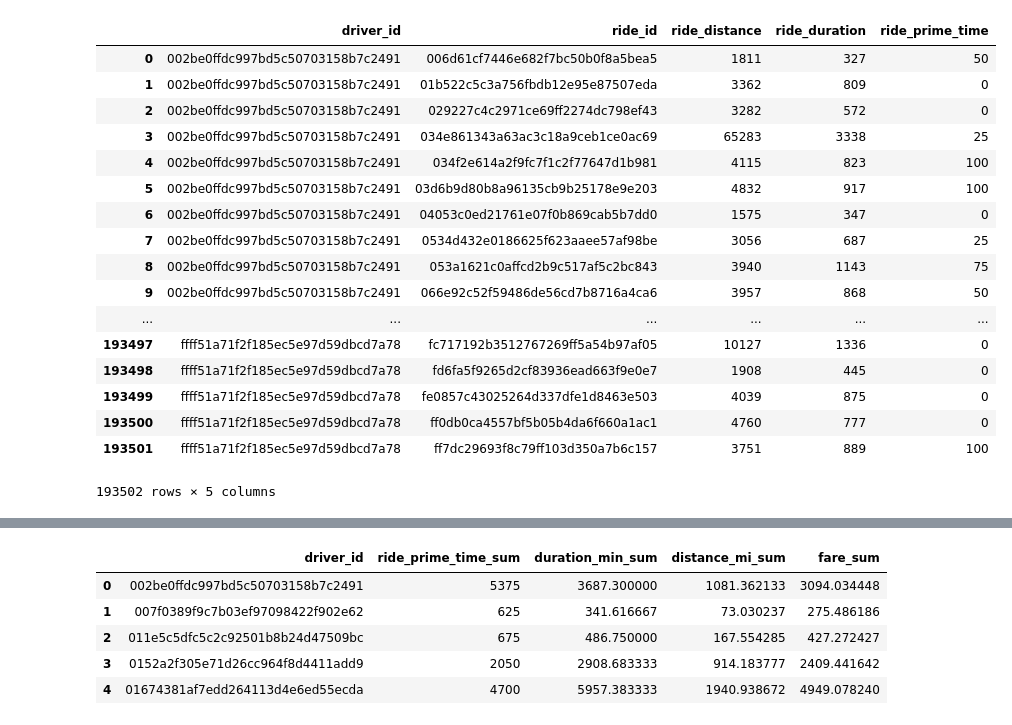
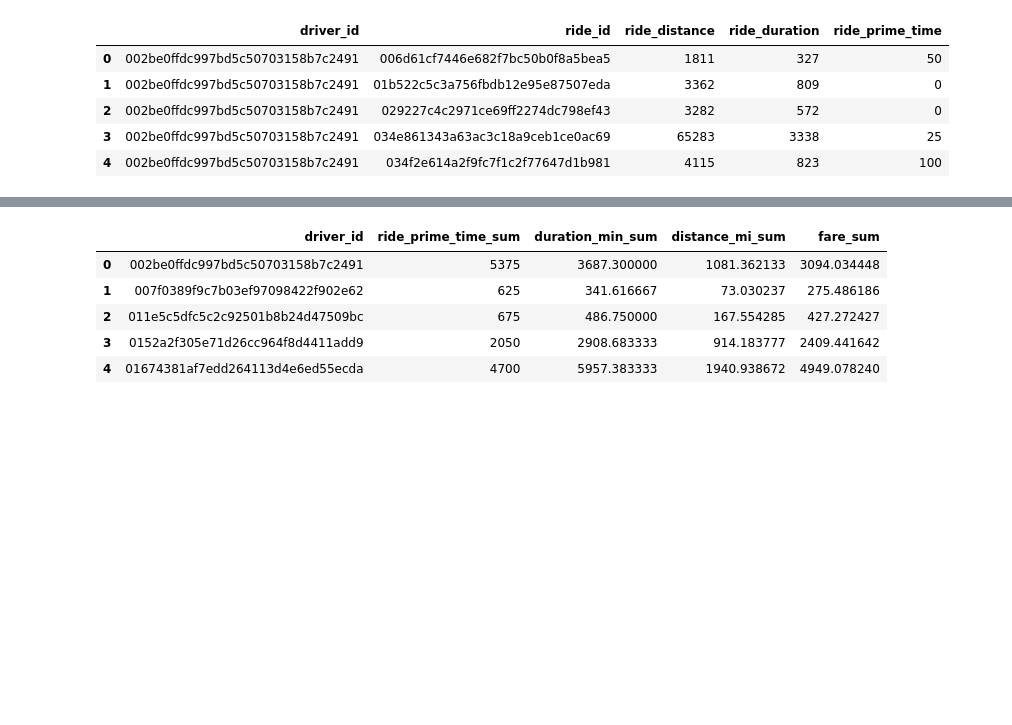
Before and after one commit to SallyPoon/LyftDS, a Jupyter notebook: Lyft_DS_Sam.ipynb, the cells around one changed output, grey strips where cells are left out. Saved outputs shown, nothing was run; the diff lists cells and outputs as text; code cells hidden in the pictures; blank space fills up the shorter version.

```diff
--- a/Lyft_DS_Sam.ipynb
+++ b/Lyft_DS_Sam.ipynb
@@ -6,26 +6,14 @@ driver = pd.read_csv("driver_ids.csv")
 rider = pd.read_csv("ride_ids.csv")
 timestamps = pd.read_csv("ride_timestamps.csv")
 # %%
-rider
+rider.head()
 # %% [output]
 |  | driver_id | ride_id | ride_distance | ride_duration | ride_prime_time |
 | 0 | 002be0ffdc997bd5c50703158b7c2491 | 006d61cf7446e682f7bc50b0f8a5bea5 | 1811 | 327 | 50 |
 | 1 | 002be0ffdc997bd5c50703158b7c2491 | 01b522c5c3a756fbdb12e95e87507eda | 3362 | 809 | 0 |
 | 2 | 002be0ffdc997bd5c50703158b7c2491 | 029227c4c2971ce69ff2274dc798ef43 | 3282 | 572 | 0 |
 | 3 | 002be0ffdc997bd5c50703158b7c2491 | 034e861343a63ac3c18a9ceb1ce0ac69 | 65283 | 3338 | 25 |
 | 4 | 002be0ffdc997bd5c50703158b7c2491 | 034f2e614a2f9fc7f1c2f77647d1b981 | 4115 | 823 | 100 |
-| 5 | 002be0ffdc997bd5c50703158b7c2491 | 03d6b9d80b8a96135cb9b25178e9e203 | 4832 | 917 | 100 |
-| 6 | 002be0ffdc997bd5c50703158b7c2491 | 04053c0ed21761e07f0b869cab5b7dd0 | 1575 | 347 | 0 |
-| 7 | 002be0ffdc997bd5c50703158b7c2491 | 0534d432e0186625f623aaee57af98be | 3056 | 687 | 25 |
-| 8 | 002be0ffdc997bd5c50703158b7c2491 | 053a1621c0affcd2b9c517af5c2bc843 | 3940 | 1143 | 75 |
-| 9 | 002be0ffdc997bd5c50703158b7c2491 | 066e92c52f59486de56cd7b8716a4ca6 | 3957 | 868 | 50 |
-| ... | ... | ... | ... | ... | ... |
-| 193497 | ffff51a71f2f185ec5e97d59dbcd7a78 | fc717192b3512767269ff5a54b97af05 | 10127 | 1336 | 0 |
-| 193498 | ffff51a71f2f185ec5e97d59dbcd7a78 | fd6fa5f9265d2cf83936ead663f9e0e7 | 1908 | 445 | 0 |
-| 193499 | ffff51a71f2f185ec5e97d59dbcd7a78 | fe0857c43025264d337dfe1d8463e503 | 4039 | 875 | 0 |
-| 193500 | ffff51a71f2f185ec5e97d59dbcd7a78 | ff0db0ca4557bf5b05b4da6f660a1ac1 | 4760 | 777 | 0 |
-| 193501 | ffff51a71f2f185ec5e97d59dbcd7a78 | ff7dc29693f8c79ff103d350a7b6c157 | 3751 | 889 | 100 |
-193502 rows × 5 columns
 # %%
 # Convert the seconds into mintues
 rider['duration_min'] = rider['ride_duration'].apply(lambda x: x / 60)
```
Also changed, not shown: parts of 10 cells of this notebook.
